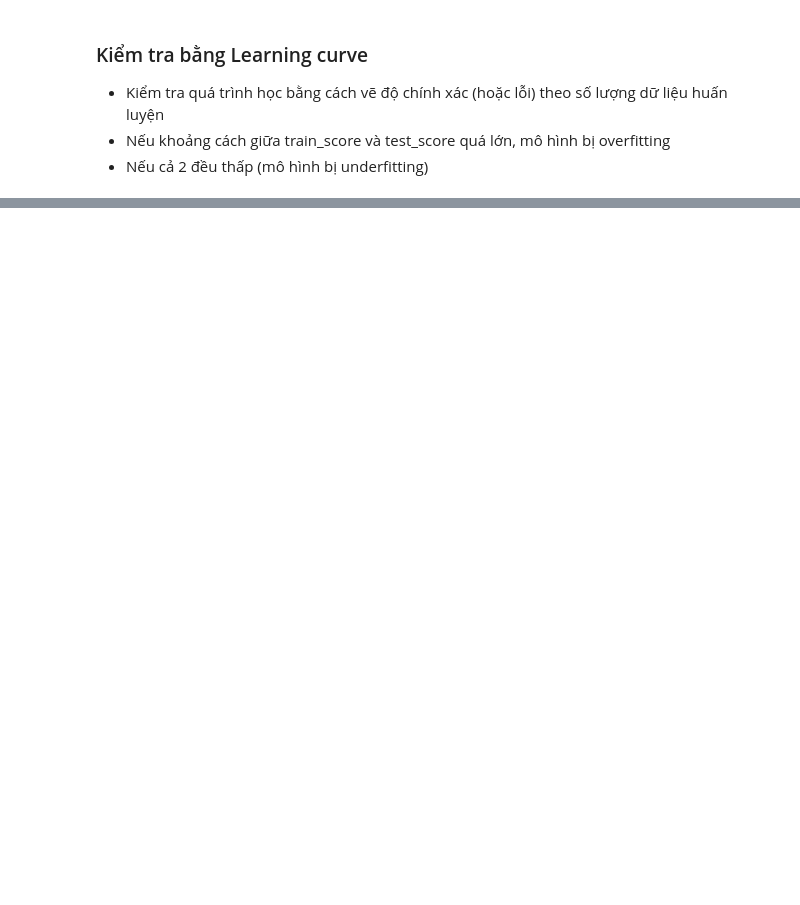
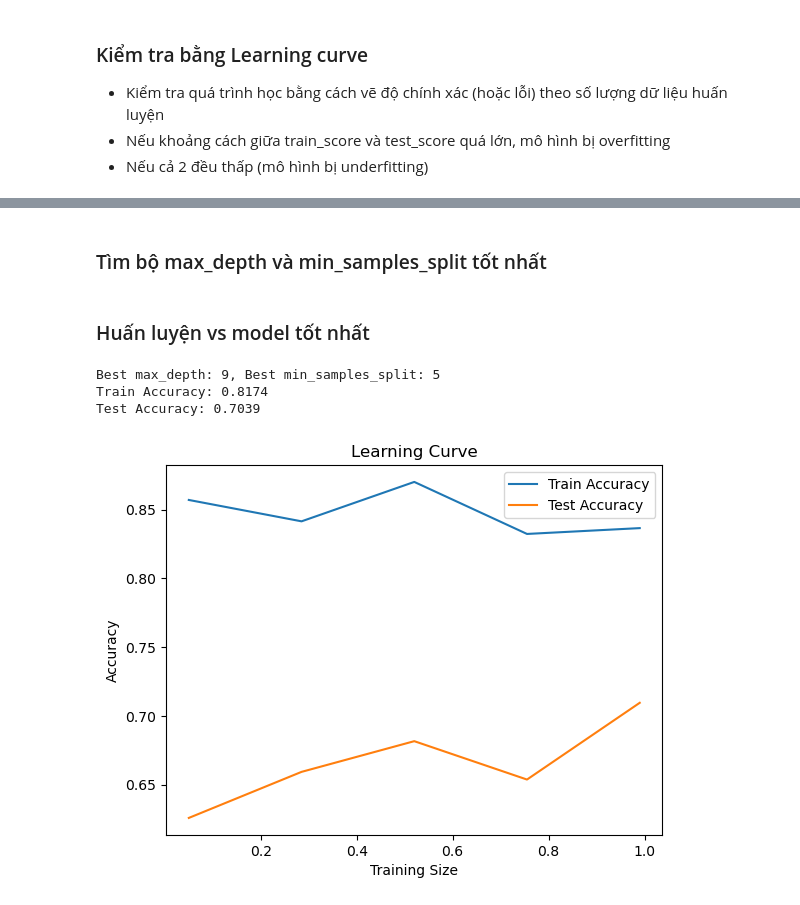
Before and after one commit to nguyenhuyenkiohna/Machine-Learning, a Jupyter notebook: code/classification.ipynb, the cells around one changed output, grey strips where cells are left out. Drawn from its saved outputs; the diff is of its cells as text; code cells hidden in the pictures; blank space fills up the shorter version.

Commit message:
Machine Learning

```diff
--- a/code/classification.ipynb
+++ b/code/classification.ipynb
@@ -105,0 +116,5 @@ plt.show()
+# %%
+def entropy(y):
+    classes, counts = np.unique(y, return_counts=True)
+    probabilities = counts / counts.sum()
+    return -np.sum(probabilities * np.log2(probabilities))
@@ -105,0 +193,65 @@ plt.show()
+# %%
+def predict(tree, x):
+    if tree is None or tree.prediction is not None:
+        return tree.prediction if tree else 0
+    return predict(tree.left, x) if x[tree.feature] <= tree.value else predict(tree.right, x)
+# %% [markdown]
+### Tìm bộ max_depth và min_samples_split tốt nhất
+# %%
+best_acc = 0
+best_params = (None, None)
+param_grid = [(d, s) for d in range(3, 11) for s in range(5, 21, 5)]
+
+for max_depth, min_samples_split in param_grid:
+    #custom_tree = build_tree(X_train, Y_train, max_depth=max_depth, min_samples_split=min_samples_split)
+    custom_tree = build_tree(X_train.values, Y_train, max_depth=max_depth, min_samples_split=min_samples_split)
+    #Y_pred_test = np.array([predict(custom_tree, x) for x in X_test])
+    Y_pred_test = np.array([predict(custom_tree, x) for x in X_test.to_numpy()])
+    test_acc = np.mean(Y_pred_test == Y_test)
+
+    if test_acc > best_acc:
+        best_acc = test_acc
+        best_params = (max_depth, min_samples_split)
+# %% [markdown]
+### Huấn luyện vs model tốt nhất
+# %%
+#final_tree = build_tree(X_train, Y_train, max_depth=best_params[0], min_samples_split=best_params[1])
+final_tree = build_tree(X_train.to_numpy(), Y_train, max_depth=best_params[0], min_samples_split=best_params[1])
+
+#Y_pred_train = np.array([predict(final_tree, x) for x in X_train])
+#Y_pred_test = np.array([predict(final_tree, x) for x in X_test])
+Y_pred_train = np.array([predict(final_tree, x) for x in X_train.to_numpy()])
+Y_pred_test = np.array([predict(final_tree, x) for x in X_test.to_numpy()])
+
+
+train_acc = np.mean(Y_pred_train == Y_train)
+test_acc = np.mean(Y_pred_test == Y_test)
+print(f"Best max_depth: {best_params[0]}, Best min_samples_split: {best_params[1]}")
+print(f"Train Accuracy: {train_acc:.4f}")
+print(f"Test Accuracy: {test_acc:.4f}")
+# %% [output]
+Best max_depth: 9, Best min_samples_split: 5
+Train Accuracy: 0.8174
+Test Accuracy: 0.7039
+# %%
+train_sizes = np.linspace(0.05, 0.99, 5)
+
+train_accs = []
+test_accs = []
+for size in train_sizes:
+    X_train_subset, _, Y_train_subset, _ = train_test_split(X_train, Y_train, train_size=size, random_state=42)
+    temp_tree = build_tree(X_train_subset.to_numpy(), Y_train_subset, max_depth=best_params[0], min_samples_split=best_params[1])
+    Y_pred_train_subset = np.array([predict(temp_tree, x) for x in X_train_subset.to_numpy()])
+    Y_pred_test_subset = np.array([predict(temp_tree, x) for x in X_test.to_numpy()])
+    train_accs.append(np.mean(Y_pred_train_subset == Y_train_subset))
+    test_accs.append(np.mean(Y_pred_test_subset == Y_test))
+plt.figure()
+plt.plot(train_sizes, train_accs, label='Train Accuracy')
+plt.plot(train_sizes, test_accs, label='Test Accuracy')
+plt.xlabel('Training Size')
+plt.ylabel('Accuracy')
+plt.legend()
+plt.title('Learning Curve')
+plt.show()
+# %% [output]
+[figure, added]
```
Also changed, not shown: parts of 19 cells of this notebook, 1 other file.
